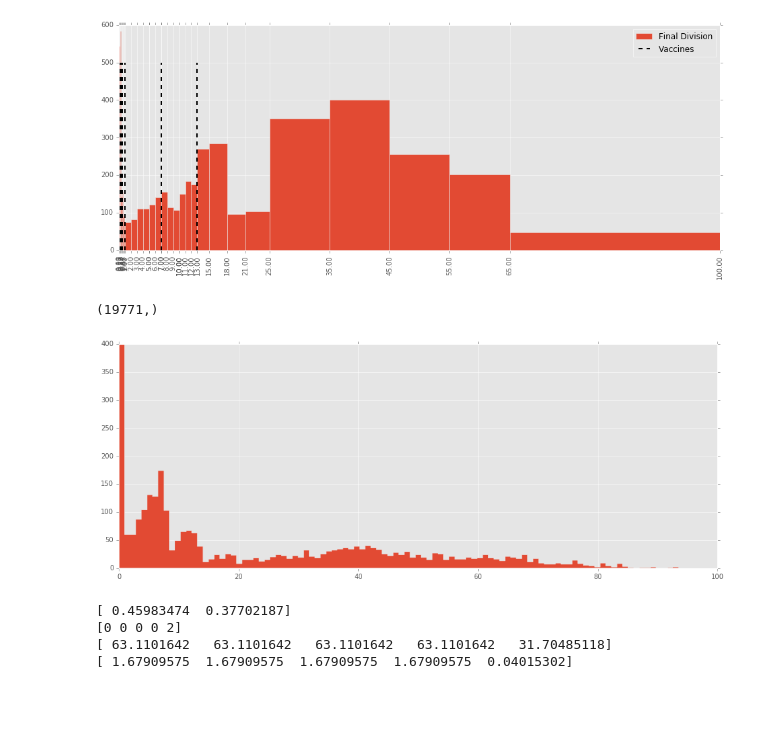
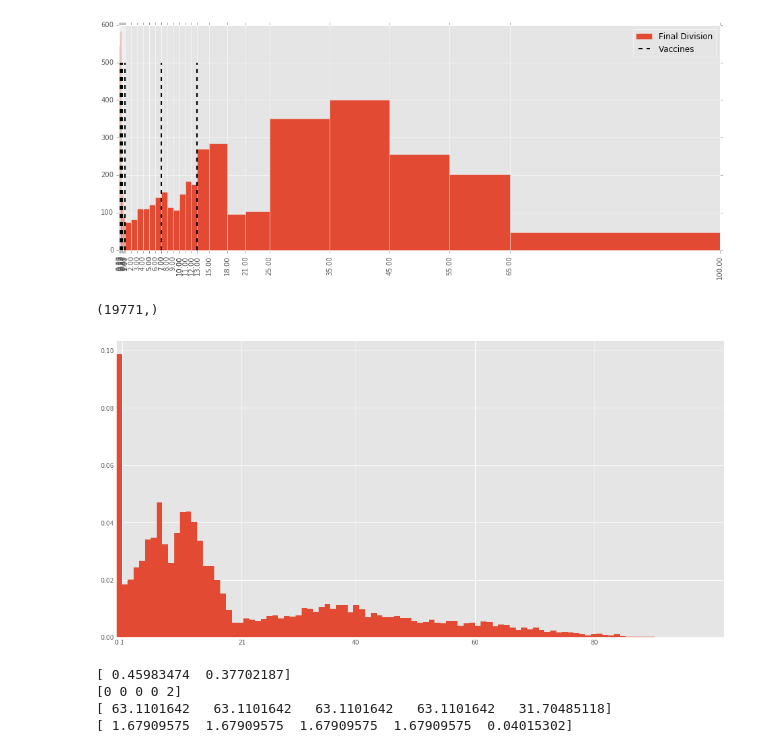
Before and after one commit to DeanLa/pertussis_model, a Jupyter notebook: Age Groups.ipynb, the cells around one changed output. Drawn from its saved outputs; the diff is of its cells as text; code cells hidden in the pictures; blank space fills up the shorter version.

```diff
--- a/Age Groups.ipynb
+++ b/Age Groups.ipynb
@@ -4,7 +4,8 @@ import numpy as np
 import matplotlib.pyplot as plt
 %matplotlib inline
 # plt.style.use('dean.conf')
-plt.rcParams['figure.figsize'] = (16,6)
+plt.rcParams['figure.figsize'] = (16,9)
+plt.style.use('ggplot')
 # %%
 cases = pd.read_csv('./data/cases_normed.csv')
 cases = cases[cases.Year >= 2002]
@@ -95,16 +96,17 @@ array([   0.        ,    0.16666667,    0.33333333,    0.5       ,
          55.        ,   65.        ,  100.        ])
 [figure]
 # %%
-import pymc as pm
 # data = np.histogram(cases.Age, range=(0,100), bins=np.arange(0,100), weights=cases.Weight)
 # plt.plot(data[0]/data[0].max())
+fig, ax = plt.subplots()
 data = cases.Age[~cases.Age.isnull()].values
-# data = (np.loadtxt("./data/mix.csv", delimiter=",") - 47) / 2.4
-plt.hist(data[-3000:],bins=100, histtype='stepfilled')
+ax.hist(data[:],bins=100, histtype='stepfilled', normed=True)
+ax.set_xlim(left=0)
+ax.set_xticks([0,1,21,40,60,80])
 print (data.shape)
 # %% [output]
 (19771,)
-[figure, old version]
+[figure, new version]
 # %%
 # sf = pm.DiscreteUniform('sf', 3, 7)
 # print (sf.value)
```
Also changed, not shown: parts of 1 cell of this notebook, 9 other files.
